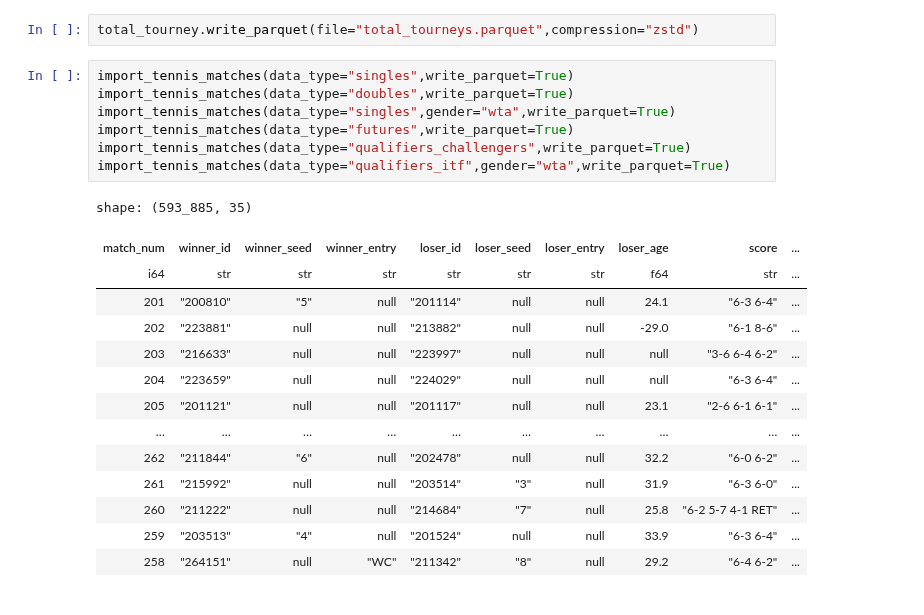
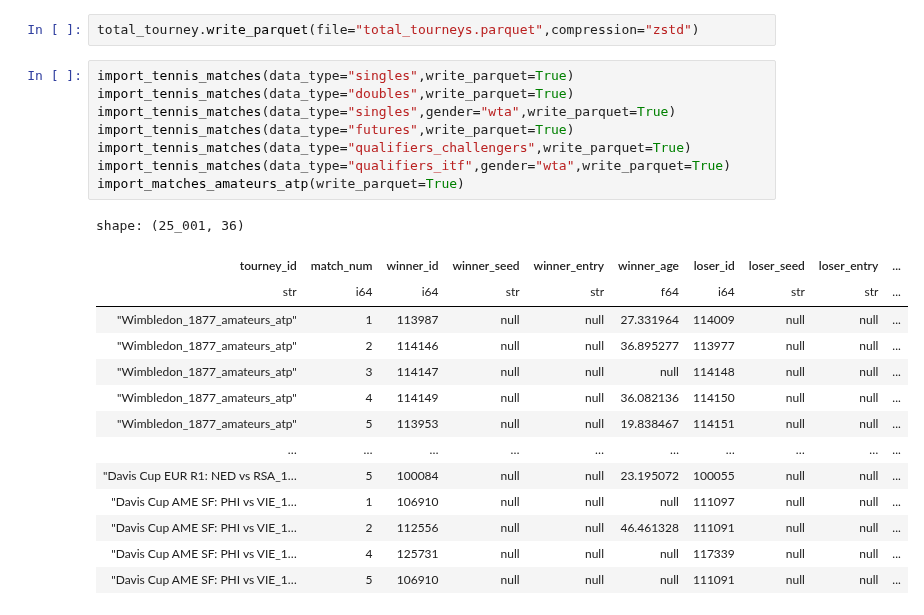
Before and after one commit to lebondon/Tennis_data_study, a Jupyter notebook: EDA_tennis.ipynb, the cells around one changed output. Saved outputs shown, nothing was run; the diff lists cells and outputs as text.

Commit message:
fixing tables

```diff
--- a/EDA_tennis.ipynb
+++ b/EDA_tennis.ipynb
@@ -546,22 +546,23 @@ total_tourney.write_parquet(file="total_tourneys.parquet",compression="zstd")
 # %%
 import_tennis_matches(data_type="singles",write_parquet=True)
 import_tennis_matches(data_type="doubles",write_parquet=True)
 import_tennis_matches(data_type="singles",gender="wta",write_parquet=True)
 import_tennis_matches(data_type="futures",write_parquet=True)
 import_tennis_matches(data_type="qualifiers_challengers",write_parquet=True)
 import_tennis_matches(data_type="qualifiers_itf",gender="wta",write_parquet=True)
+import_matches_amateurs_atp(write_parquet=True)
 # %% [output]
-shape: (593_885, 35)
+shape: (25_001, 36)
-| match_num | winner_id | winner_seed | winner_entry | loser_id | loser_seed | loser_entry | loser_age | score | ... |
-| i64 | str | str | str | str | str | str | f64 | str | ... |
-| 201 | "200810" | "5" | null | "201114" | null | null | 24.1 | "6-3 6-4" | ... |
-| 202 | "223881" | null | null | "213882" | null | null | -29.0 | "6-1 8-6" | ... |
-| 203 | "216633" | null | null | "223997" | null | null | null | "3-6 6-4 6-2" | ... |
-| 204 | "223659" | null | null | "224029" | null | null | null | "6-3 6-4" | ... |
-| 205 | "201121" | null | null | "201117" | null | null | 23.1 | "2-6 6-1 6-1" | ... |
+| tourney_id | match_num | winner_id | winner_seed | winner_entry | winner_age | loser_id | loser_seed | loser_entry | ... |
+| str | i64 | i64 | str | str | f64 | i64 | str | str | ... |
+| "Wimbledon_1877_amateurs_atp" | 1 | 113987 | null | null | 27.331964 | 114009 | null | null | ... |
+| "Wimbledon_1877_amateurs_atp" | 2 | 114146 | null | null | 36.895277 | 113977 | null | null | ... |
+| "Wimbledon_1877_amateurs_atp" | 3 | 114147 | null | null | null | 114148 | null | null | ... |
+| "Wimbledon_1877_amateurs_atp" | 4 | 114149 | null | null | 36.082136 | 114150 | null | null | ... |
+| "Wimbledon_1877_amateurs_atp" | 5 | 113953 | null | null | 19.838467 | 114151 | null | null | ... |
 | … | … | … | … | … | … | … | … | … | ... |
-| 262 | "211844" | "6" | null | "202478" | null | null | 32.2 | "6-0 6-2" | ... |
-| 261 | "215992" | null | null | "203514" | "3" | null | 31.9 | "6-3 6-0" | ... |
-| 260 | "211222" | null | null | "214684" | "7" | null | 25.8 | "6-2 5-7 4-1 RET" | ... |
-| 259 | "203513" | "4" | null | "201524" | null | null | 33.9 | "6-3 6-4" | ... |
-| 258 | "264151" | null | "WC" | "211342" | "8" | null | 29.2 | "6-4 6-2" | ... |
+| "Davis Cup EUR R1: NED vs RSA_1… | 5 | 100084 | null | null | 23.195072 | 100055 | null | null | ... |
+| "Davis Cup AME SF: PHI vs VIE_1… | 1 | 106910 | null | null | null | 111097 | null | null | ... |
+| "Davis Cup AME SF: PHI vs VIE_1… | 2 | 112556 | null | null | 46.461328 | 111091 | null | null | ... |
+| "Davis Cup AME SF: PHI vs VIE_1… | 4 | 125731 | null | null | null | 117339 | null | null | ... |
+| "Davis Cup AME SF: PHI vs VIE_1… | 5 | 106910 | null | null | null | 111091 | null | null | ... |
```
Also changed, not shown: parts of 2 cells of this notebook, 2 other files.
